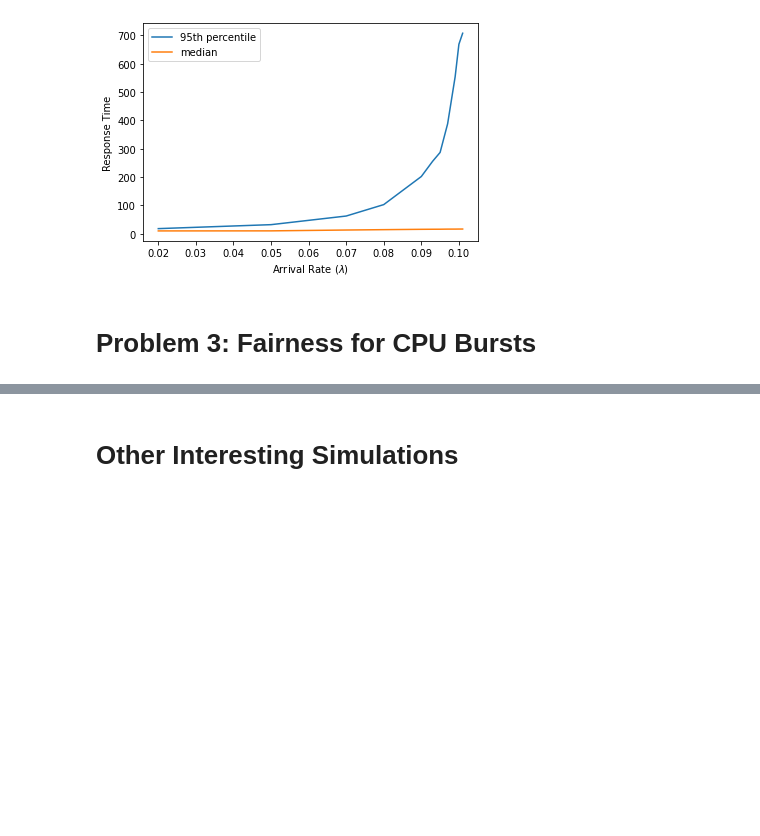
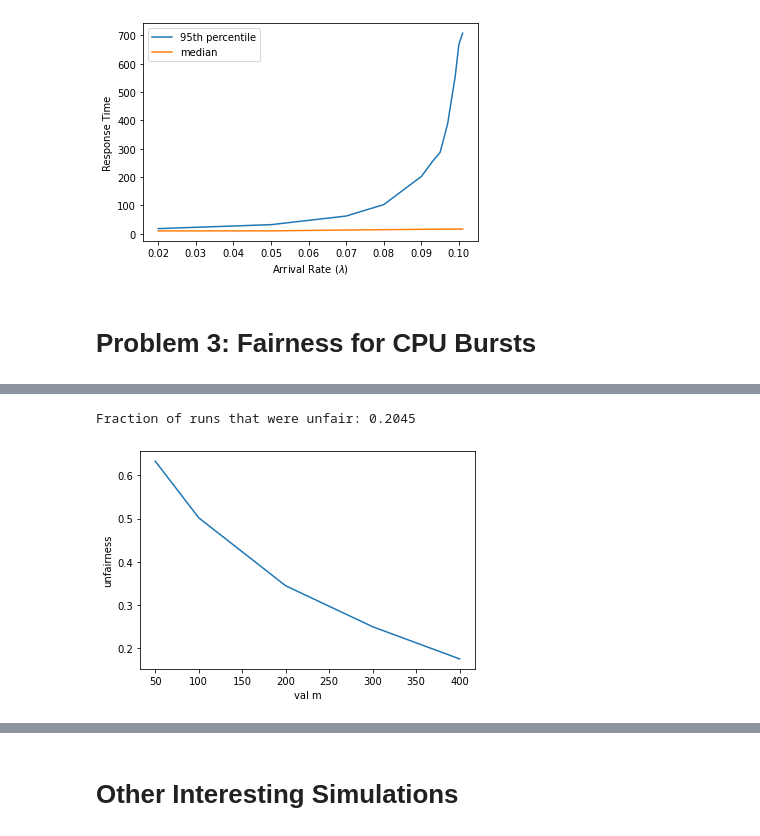
Before and after one commit to archit120/student0, a Jupyter notebook: hw3/scheduling.ipynb, the cells around one changed output, grey strips where cells are left out. Cells and saved outputs as stored; diff of their text form; code cells hidden in the pictures; blank space fills up the shorter version.

```diff
--- a/hw3/scheduling.ipynb
+++ b/hw3/scheduling.ipynb
@@ -1088,11 +1089,0 @@ So, Pr\[n \* Normal(m \* E\[Si], sqrt(m \* Var(Si))) < Normal(m \* E\[Ti], sqrt(
-# %%
-import bisect
-
-def create_problem3_task(lmbda, num_bursts):
-    # YOUR CODE HERE
-    pass
-
-def create_problem3_workload(lmbda, num_bursts):
-    task_S = create_problem3_task(lmbda, num_bursts)
-    task_T = create_problem3_task(lmbda, num_bursts)
-    return task_S, task_T
@@ -1116,0 +1134,55 @@ print("Fraction of runs that were unfair:", unfair_count / (fair_count + unfair_
+# %%
+# Feel free to change this while developing if it takes too long to run
+TRIALS = 10000
+N = 1.2
+
+unfair_count = 0
+fair_count = 0
+
+for _ in range(TRIALS):
+    fcfs_cpu = fcfs(create_problem3_workload(1.0, 100), False)
+    elapsed_0 = fcfs_cpu.threads[0].elapsed_time
+    elapsed_1 = fcfs_cpu.threads[1].elapsed_time
+    if elapsed_0 / elapsed_1 > N or elapsed_1 / elapsed_0 > N:
+        unfair_count += 1
+    else:
+        fair_count += 1
+
+print("Fraction of runs that were unfair:", unfair_count / (fair_count + unfair_count))
+# %% [output]
+Fraction of runs that were unfair: 0.2045
+# %%
+
+def simulpp(N, m):
+    TRIALS = 10000
+    unfair_count = 0
+    fair_count = 0
+
+    for _ in range(TRIALS):
+        fcfs_cpu = fcfs(create_problem3_workload(1.0, m), False)
+        elapsed_0 = fcfs_cpu.threads[0].elapsed_time
+        elapsed_1 = fcfs_cpu.threads[1].elapsed_time
+        if elapsed_0 / elapsed_1 > N or elapsed_1 / elapsed_0 > N:
+            unfair_count += 1
+        else:
+            fair_count += 1
+
+    return unfair_count / (fair_count + unfair_count)
+# %%
+Ns = np.array((1, 1.05, 1.1, 1.2, 1.25, 1.3))
+Ms = np.array((50, 100, 200, 300, 400))
+
+
+fairness_wrt_n = []
+fairness_wrt_m = []
+for m in Ms:
+    fairness_wrt_n.append(simulpp(1.1, m))
+for n in Ns:
+    fairness_wrt_m.append(simulpp(n, 100))
+# %%
+plt.xlabel("val m")
+plt.ylabel("unfairness")
+plt.plot(Ms, fairness_wrt_n)
+plt.show()
+# %% [output]
+[figure, added]
```
Also changed, not shown: parts of 10 cells of this notebook, 1 other file.
